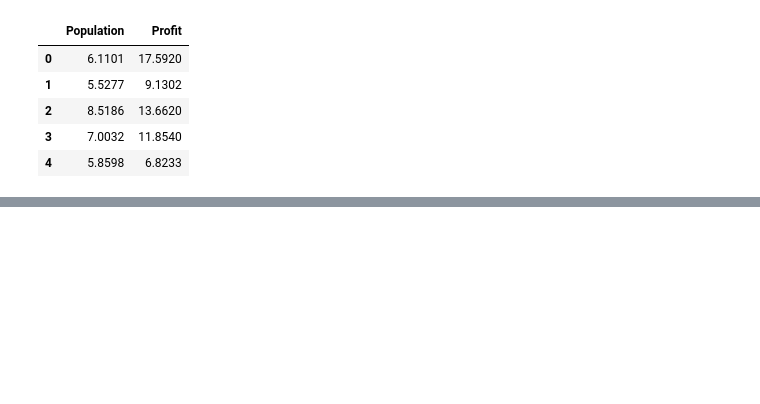
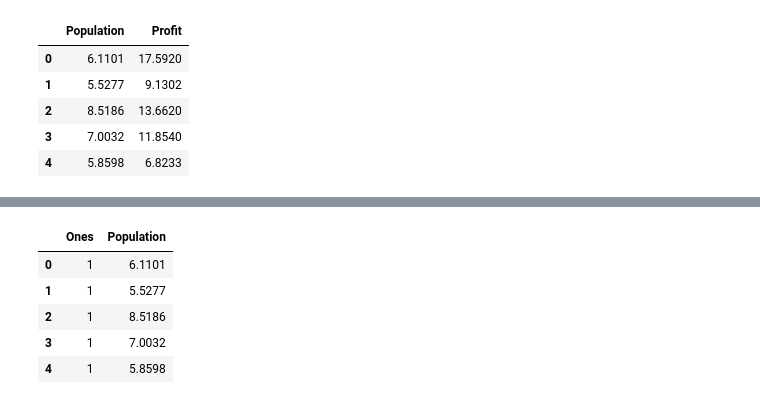
Before and after one commit to Alive-mk/ML_note, a Jupyter notebook: codes/ML_1/ML_1.ipynb, the cells around one changed output, grey strips where cells are left out. Cells and saved outputs as stored; diff of their text form; code cells hidden in the pictures; blank space fills up the shorter version.

```diff
--- a/codes/ML_1/ML_1.ipynb
+++ b/codes/ML_1/ML_1.ipynb
@@ -15,0 +57,13 @@ data.head()
+# %%
+cols = data.shape[1]
+X = data.iloc[ : , 0:cols-1]
+y = data.iloc[ : , cols-1:cols]
+# %%
+X.head()
+# %% [output]
+|  | Ones | Population |
+| 0 | 1 | 6.1101 |
+| 1 | 1 | 5.5277 |
+| 2 | 1 | 8.5186 |
+| 3 | 1 | 7.0032 |
+| 4 | 1 | 5.8598 |
```
Also changed, not shown: parts of 11 cells of this notebook, 2 other files.
